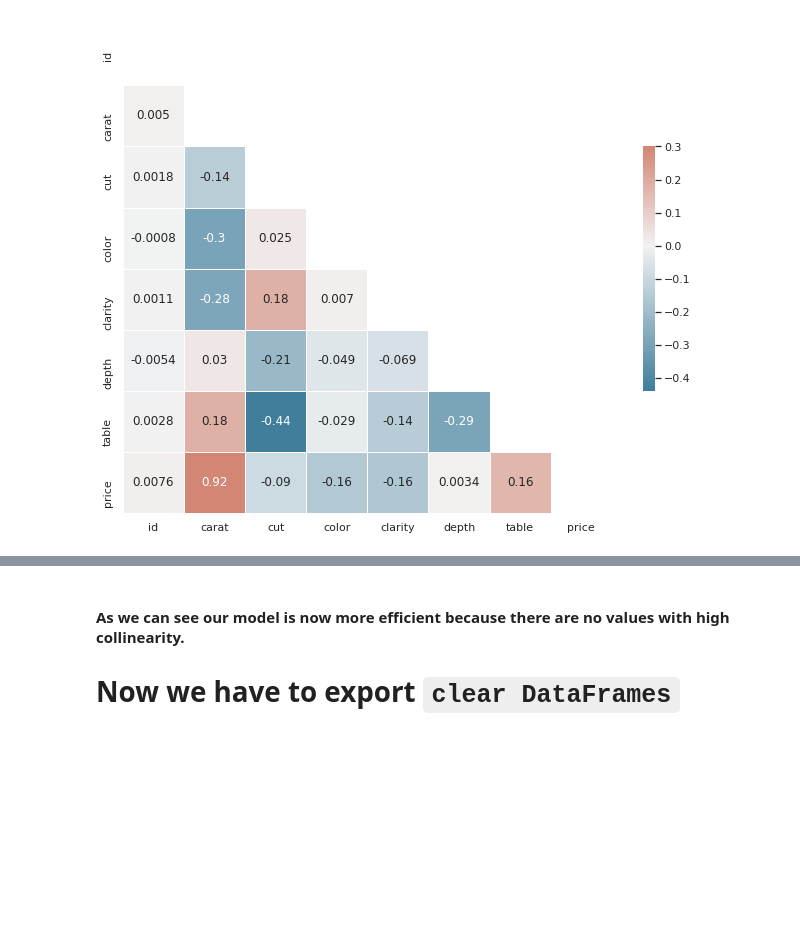
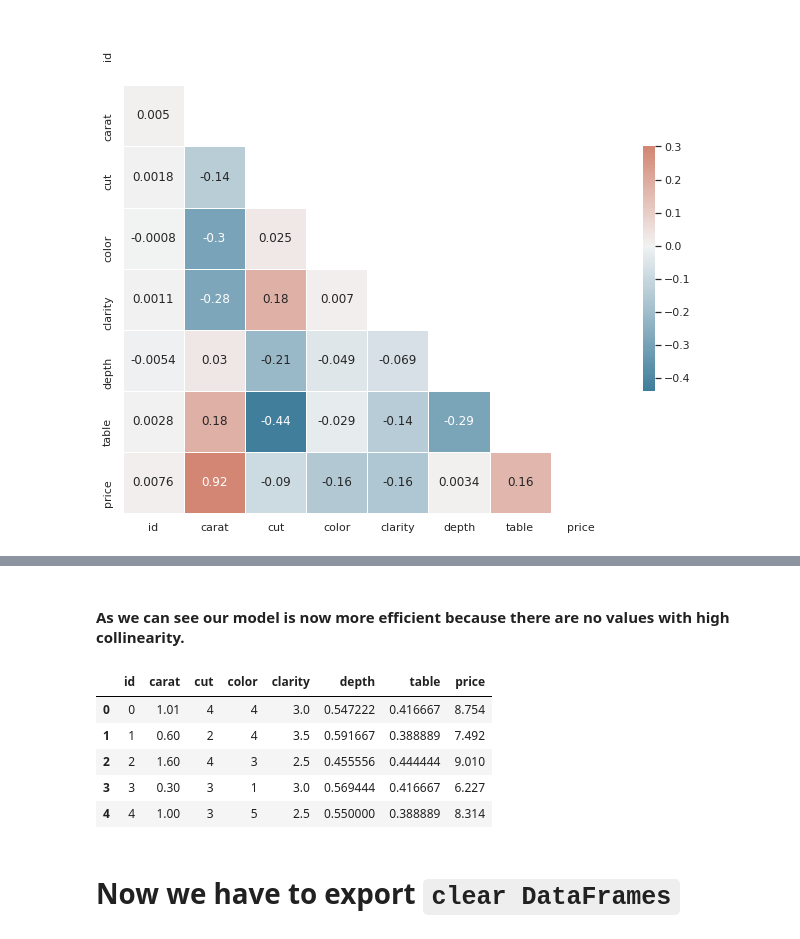
Before and after one commit to marcunu/Diamonds, a Jupyter notebook: 01_Cleanning.ipynb, the cells around one changed output, grey strips where cells are left out. Cells and saved outputs as stored; diff of their text form; code cells hidden in the pictures; blank space fills up the shorter version.

```diff
--- a/01_Cleanning.ipynb
+++ b/01_Cleanning.ipynb
@@ -239,0 +244,5 @@ lm.heat_map_triangle(train)
+# %%
+min_max = MinMaxScaler()
+# %%
+train.depth = min_max.fit_transform(train.depth.values.reshape(-1,1))
+train.table = min_max.fit_transform(train.table.values.reshape(-1,1))
@@ -240,5 +252,14 @@ lm.heat_map_triangle(train)
 # %% [markdown]
 #### As we can see our model is now more efficient because there are no values with high collinearity.
-
-# Now we have to export `clear DataFrames`
+# %%
+train.head()
+# %% [output]
+|  | id | carat | cut | color | clarity | depth | table | price |
+| 0 | 0 | 1.01 | 4 | 4 | 3.0 | 0.547222 | 0.416667 | 8.754 |
+| 1 | 1 | 0.60 | 2 | 4 | 3.5 | 0.591667 | 0.388889 | 7.492 |
+| 2 | 2 | 1.60 | 4 | 3 | 2.5 | 0.455556 | 0.444444 | 9.010 |
+| 3 | 3 | 0.30 | 3 | 1 | 3.0 | 0.569444 | 0.416667 | 6.227 |
+| 4 | 4 | 1.00 | 3 | 5 | 2.5 | 0.550000 | 0.388889 | 8.314 |
+# %% [markdown]
+# Now we have to export `clear DataFrames`
 # %%
```
Also changed, not shown: parts of 8 cells of this notebook, 1 other file.
